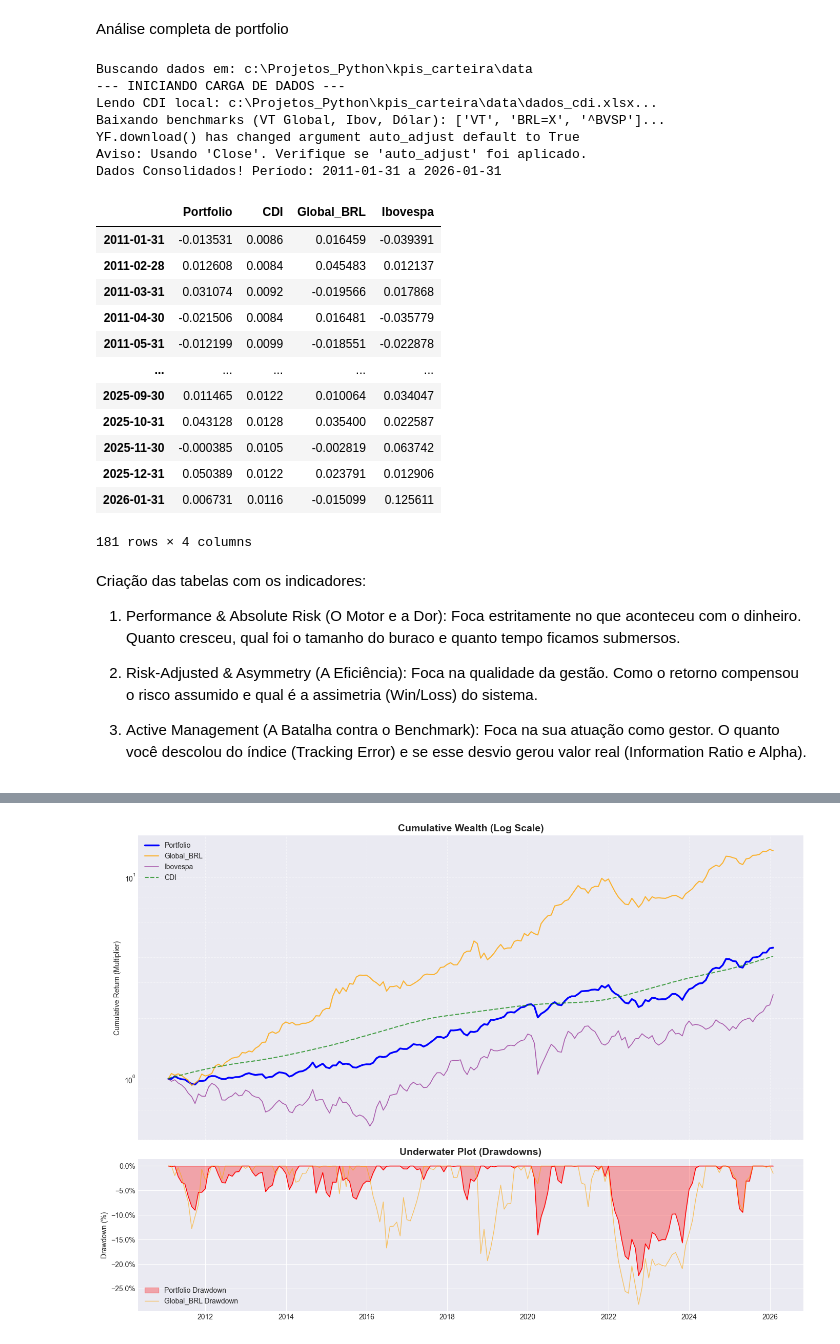
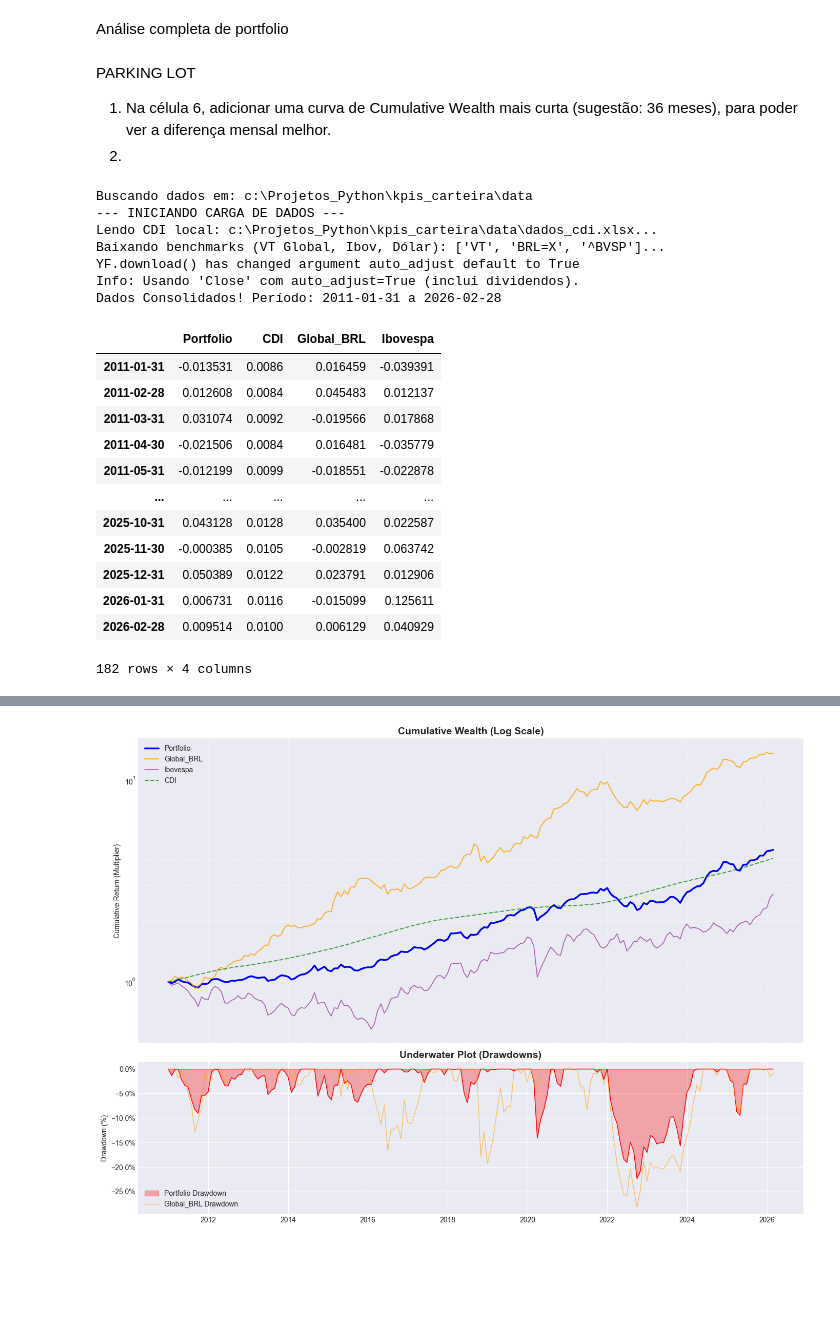
Before and after one commit to rbertin77/quant-portfolio-analytics, a Jupyter notebook: notebooks/kpis_analise_carteira.ipynb, the cells around one changed output, grey strips where cells are left out. Drawn from its saved outputs; the diff is of its cells as text; code cells hidden in the pictures; blank space fills up the shorter version.

```diff
--- a/notebooks/kpis_analise_carteira.ipynb
+++ b/notebooks/kpis_analise_carteira.ipynb
@@ -1,5 +1,10 @@
 # %% [markdown]
 Análise completa de portfolio
+# %% [markdown]
+PARKING LOT
+
+1. Na célula 6, adicionar uma curva de Cumulative Wealth mais curta (sugestão: 36 meses), para poder ver a diferença mensal melhor.
+2.
 # %%
 # ==============================================================================
 # CÉLULA 1: IMPORTAÇÕES E CONFIGURAÇÃO INICIAL
@@ -633,15 +722,10 @@ try:
 
     # Tratamento para diferentes versões do yfinance (MultiIndex ou não)
     if isinstance(dl.columns, pd.MultiIndex):
-        # Se tiver MultiIndex, pegamos Adj Close explicitamente se disponível,
-        # senão Close (que costuma ser ajustado por padrão no Yahoo)
-        try:
-            mkt = dl['Adj Close']
-        except KeyError:
-            mkt = dl['Close']
-            print("Aviso: Usando 'Close'. Verifique se 'auto_adjust' foi aplicado.")
-    else:
-        mkt = dl
+        price_col = 'Adj Close' if 'Adj Close' in dl.columns.get_level_values(0) else 'Close'
+        mkt = dl[price_col]
+        if price_col == 'Close':
+            print("Info: Usando 'Close' com auto_adjust=True (inclui dividendos).")
 
     mkt = mkt.ffill() # Preenchimento para lidar com meses sem dados (ex: feriados)
 
@@ -655,49 +739,41 @@ try:
 
 except Exception as e:
     print(f"Erro Yahoo: {e}")
     bench_global = pd.Series(dtype=float) # Criar séries vazias para evitar erros posteriores
     bench_ibov = pd.Series(dtype=float)
 
 # 4. Consolidar e ALINHAR
 dfs = [port_ret, cdi_ret, bench_global, bench_ibov]
 comp_df = pd.concat(dfs, axis=1) # concatena os DataFrames lado a lado (axis=1) e alinha pelo índice de data
 comp_df.columns = ['Portfolio', 'CDI', 'Global_BRL', 'Ibovespa']
 
 # Alinhamento
 comp_df = comp_df.dropna() # Remove linhas com NaN para garantir que as métricas sejam calculadas apenas em períodos completos
 
 print(f"Dados Consolidados! Período: {comp_df.index[0].date()} a {comp_df.index[-1].date()}")
 
 comp_df
 # %% [output]
 Buscando dados em: c:\Projetos_Python\kpis_carteira\data
 --- INICIANDO CARGA DE DADOS ---
 Lendo CDI local: c:\Projetos_Python\kpis_carteira\data\dados_cdi.xlsx...
 Baixando benchmarks (VT Global, Ibov, Dólar): ['VT', 'BRL=X', '^BVSP']...
 YF.download() has changed argument auto_adjust default to True
-Aviso: Usando 'Close'. Verifique se 'auto_adjust' foi aplicado.
-Dados Consolidados! Período: 2011-01-31 a 2026-01-31
+Info: Usando 'Close' com auto_adjust=True (inclui dividendos).
+Dados Consolidados! Período: 2011-01-31 a 2026-02-28
 |  | Portfolio | CDI | Global_BRL | Ibovespa |
 | 2011-01-31 | -0.013531 | 0.0086 | 0.016459 | -0.039391 |
 | 2011-02-28 | 0.012608 | 0.0084 | 0.045483 | 0.012137 |
 | 2011-03-31 | 0.031074 | 0.0092 | -0.019566 | 0.017868 |
 | 2011-04-30 | -0.021506 | 0.0084 | 0.016481 | -0.035779 |
 | 2011-05-31 | -0.012199 | 0.0099 | -0.018551 | -0.022878 |
 | ... | ... | ... | ... | ... |
-| 2025-09-30 | 0.011465 | 0.0122 | 0.010064 | 0.034047 |
 | 2025-10-31 | 0.043128 | 0.0128 | 0.035400 | 0.022587 |
 | 2025-11-30 | -0.000385 | 0.0105 | -0.002819 | 0.063742 |
 | 2025-12-31 | 0.050389 | 0.0122 | 0.023791 | 0.012906 |
 | 2026-01-31 | 0.006731 | 0.0116 | -0.015099 | 0.125611 |
+| 2026-02-28 | 0.009514 | 0.0100 | 0.006129 | 0.040929 |
-181 rows × 4 columns
+182 rows × 4 columns
-# %% [markdown]
-Criação das tabelas com os indicadores:
-
-1. Performance & Absolute Risk (O Motor e a Dor): Foca estritamente no que aconteceu com o dinheiro. Quanto cresceu, qual foi o tamanho do buraco e quanto tempo ficamos submersos.
-
-2. Risk-Adjusted & Asymmetry (A Eficiência): Foca na qualidade da gestão. Como o retorno compensou o risco assumido e qual é a assimetria (Win/Loss) do sistema.
-
-3. Active Management (A Batalha contra o Benchmark): Foca na sua atuação como gestor. O quanto você descolou do índice (Tracking Error) e se esse desvio gerou valor real (Information Ratio e Alpha).
 # %%
 # ==============================================================================
 # CELL 4: DESCRIPTIVE STATISTICS
```
Also changed, not shown: parts of 27 cells of this notebook, 8 other files.
